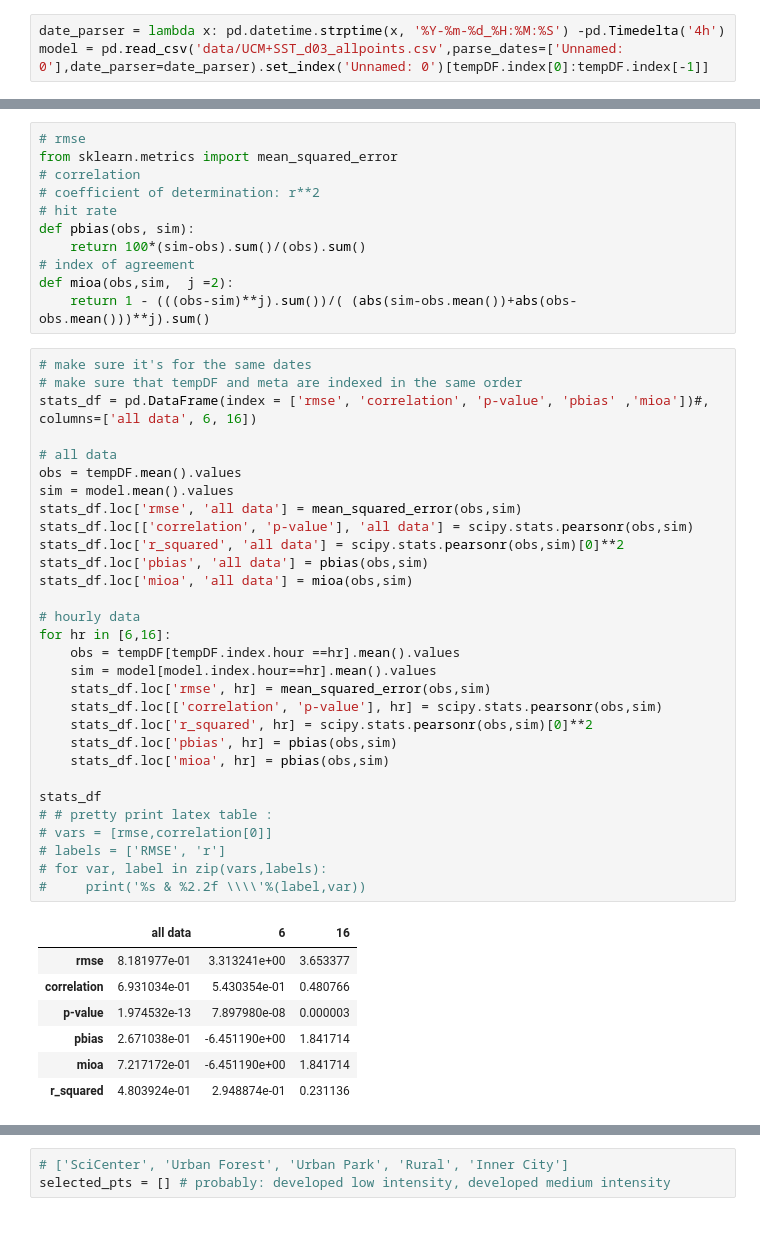
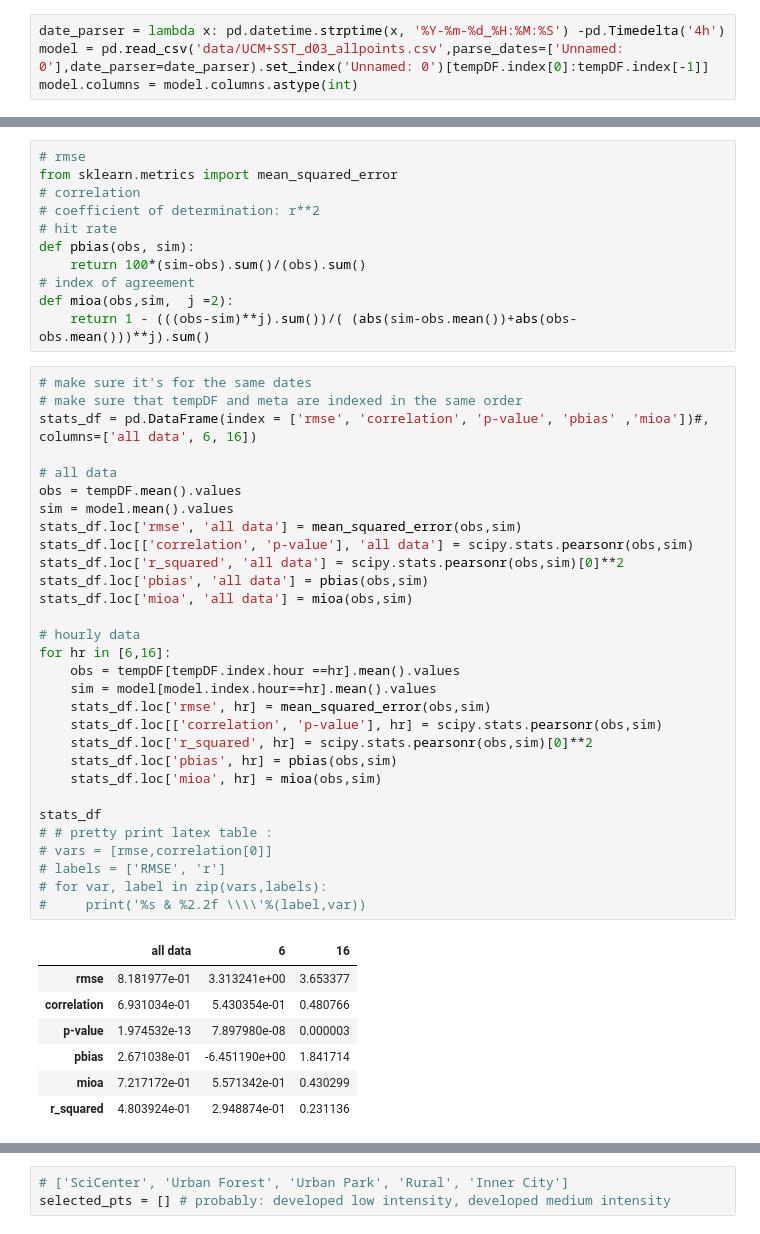
Before and after one commit to gottscott/finalthesischapter, a Jupyter notebook: ModelledCharacteristicsBaltimoreUHI.ipynb, the cells around one changed output, grey strips where cells are left out. Cells and saved outputs as stored; diff of their text form.

```diff
--- a/ModelledCharacteristicsBaltimoreUHI.ipynb
+++ b/ModelledCharacteristicsBaltimoreUHI.ipynb
@@ -202,6 +202,7 @@ RMSE, correlation, bias, hit rate, index of agreement, and coefficient of determ
 # %%
 date_parser = lambda x: pd.datetime.strptime(x, '%Y-%m-%d_%H:%M:%S') -pd.Timedelta('4h')
 model = pd.read_csv('data/UCM+SST_d03_allpoints.csv',parse_dates=['Unnamed: 0'],date_parser=date_parser).set_index('Unnamed: 0')[tempDF.index[0]:tempDF.index[-1]]
+model.columns = model.columns.astype(int)
 # %%
 model.groupby(model.index.hour).mean().mean(axis=1).plot()
 tempDF.groupby(tempDF.index.hour).mean().mean(axis=1).plot()
@@ -228,35 +229,35 @@ stats_df = pd.DataFrame(index = ['rmse', 'correlation', 'p-value', 'pbias' ,'mio
 # all data
 obs = tempDF.mean().values
 sim = model.mean().values
 stats_df.loc['rmse', 'all data'] = mean_squared_error(obs,sim)
 stats_df.loc[['correlation', 'p-value'], 'all data'] = scipy.stats.pearsonr(obs,sim)
 stats_df.loc['r_squared', 'all data'] = scipy.stats.pearsonr(obs,sim)[0]**2
 stats_df.loc['pbias', 'all data'] = pbias(obs,sim)
 stats_df.loc['mioa', 'all data'] = mioa(obs,sim)
 
 # hourly data
 for hr in [6,16]:
     obs = tempDF[tempDF.index.hour ==hr].mean().values
     sim = model[model.index.hour==hr].mean().values
     stats_df.loc['rmse', hr] = mean_squared_error(obs,sim)
     stats_df.loc[['correlation', 'p-value'], hr] = scipy.stats.pearsonr(obs,sim)
     stats_df.loc['r_squared', hr] = scipy.stats.pearsonr(obs,sim)[0]**2
     stats_df.loc['pbias', hr] = pbias(obs,sim)
-    stats_df.loc['mioa', hr] = pbias(obs,sim)
+    stats_df.loc['mioa', hr] = mioa(obs,sim)
 
 stats_df
 # # pretty print latex table :
 # vars = [rmse,correlation[0]]
 # labels = ['RMSE', 'r']
 # for var, label in zip(vars,labels):
 #     print('%s & %2.2f \\\\'%(label,var))
 # %% [output]
 |  | all data | 6 | 16 |
 | rmse | 8.181977e-01 | 3.313241e+00 | 3.653377 |
 | correlation | 6.931034e-01 | 5.430354e-01 | 0.480766 |
 | p-value | 1.974532e-13 | 7.897980e-08 | 0.000003 |
 | pbias | 2.671038e-01 | -6.451190e+00 | 1.841714 |
-| mioa | 7.217172e-01 | -6.451190e+00 | 1.841714 |
+| mioa | 7.217172e-01 | 5.571342e-01 | 0.430299 |
 | r_squared | 4.803924e-01 | 2.948874e-01 | 0.231136 |
 # %%
 print(stats_df.to_latex(float_format=lambda x:'%2.2f'%x))#.replace('\n', ' '))
```
Also changed, not shown: parts of 25 cells of this notebook, 1 other file.
